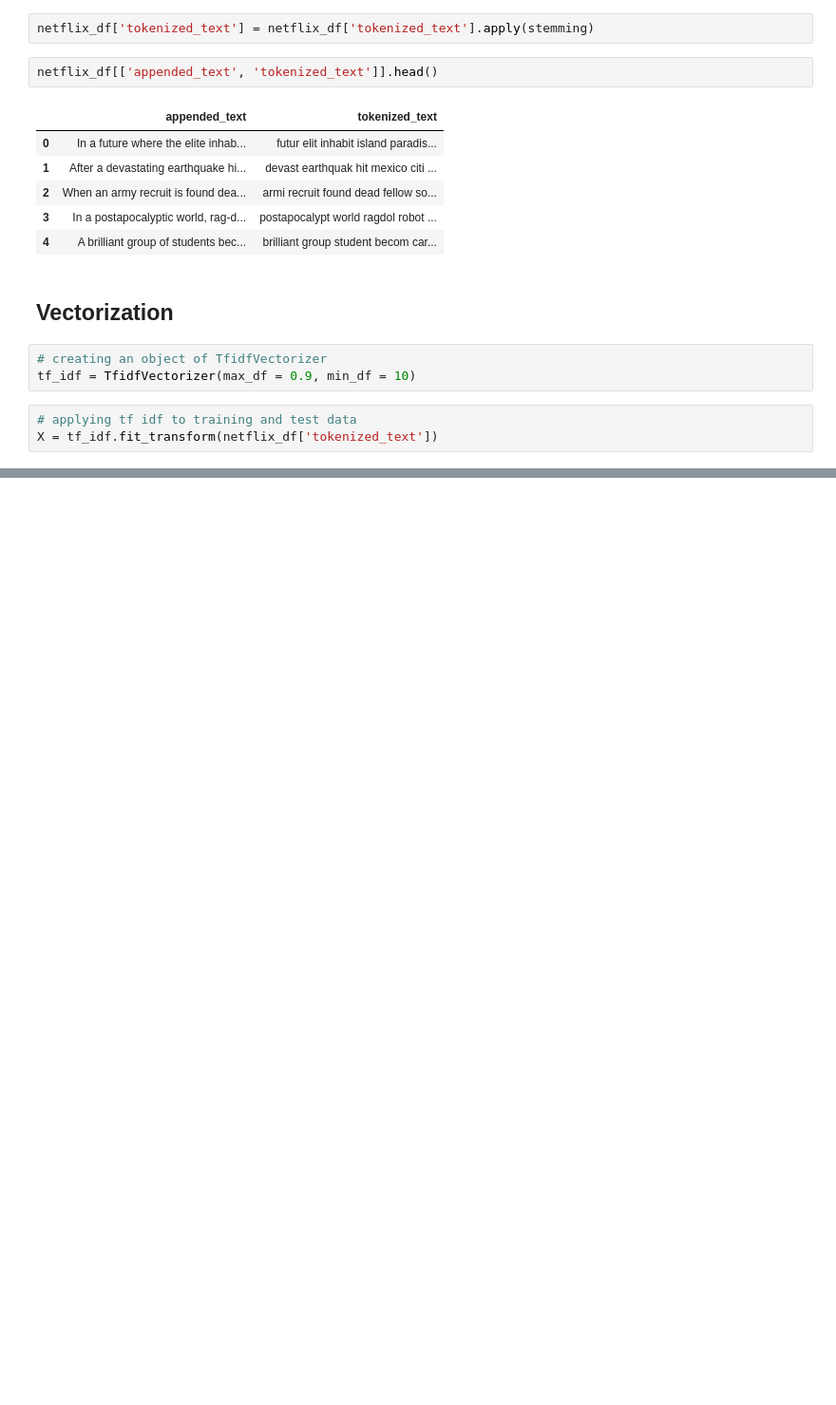
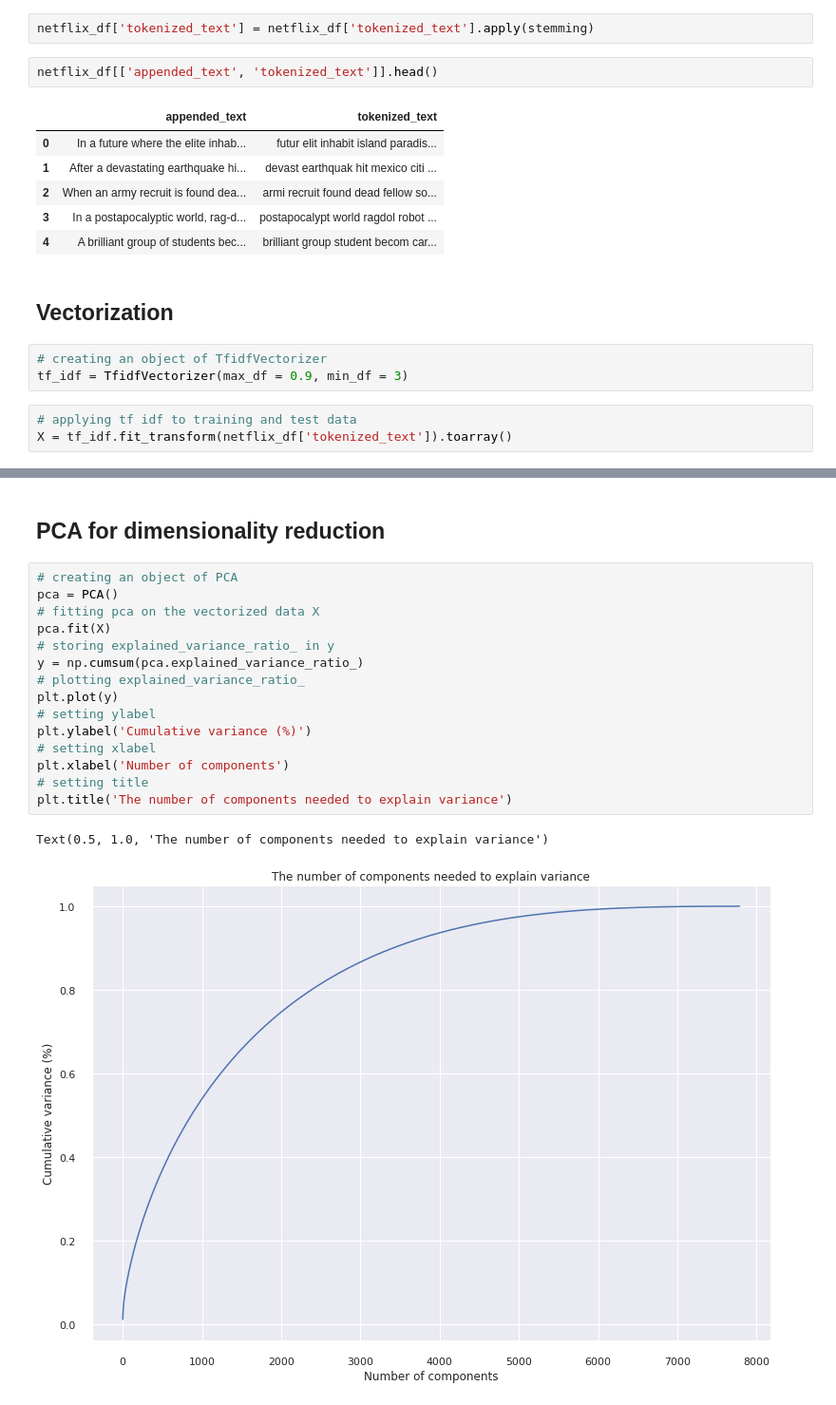
Before and after one commit to codeboy47/Netflix-movies-and-tv-shows-clustering, a Jupyter notebook: Individual_Notebook.ipynb, the cells around one changed output, grey strips where cells are left out. Shown at 95% size. Saved outputs shown, nothing was run; the diff lists cells and outputs as text; blank space fills up the shorter version.

```diff
--- a/Individual_Notebook.ipynb
+++ b/Individual_Notebook.ipynb
@@ -556,10 +560,10 @@ netflix_df[['appended_text', 'tokenized_text']].head()
 ## <b> Vectorization </b>
 # %%
 # creating an object of TfidfVectorizer
-tf_idf = TfidfVectorizer(max_df = 0.9, min_df = 10)
+tf_idf = TfidfVectorizer(max_df = 0.9, min_df = 3)
 # %%
 # applying tf idf to training and test data
-X = tf_idf.fit_transform(netflix_df['tokenized_text'])
+X = tf_idf.fit_transform(netflix_df['tokenized_text']).toarray()
 # %%
 print(len(tf_idf.get_feature_names()))
 # %% [output]
@@ -566,0 +571,20 @@ print(len(tf_idf.get_feature_names()))
+# %% [markdown]
+## PCA for dimensionality reduction
+# %%
+# creating an object of PCA
+pca = PCA()
+# fitting pca on the vectorized data X
+pca.fit(X)
+# storing explained_variance_ratio_ in y
+y = np.cumsum(pca.explained_variance_ratio_)
+# plotting explained_variance_ratio_
+plt.plot(y)
+# setting ylabel
+plt.ylabel('Cumulative variance (%)')
+# setting xlabel
+plt.xlabel('Number of components')
+# setting title
+plt.title('The number of components needed to explain variance')
+# %% [output]
+Text(0.5, 1.0, 'The number of components needed to explain variance')
+[figure, added]
```
Also changed, not shown: parts of 47 cells of this notebook.
